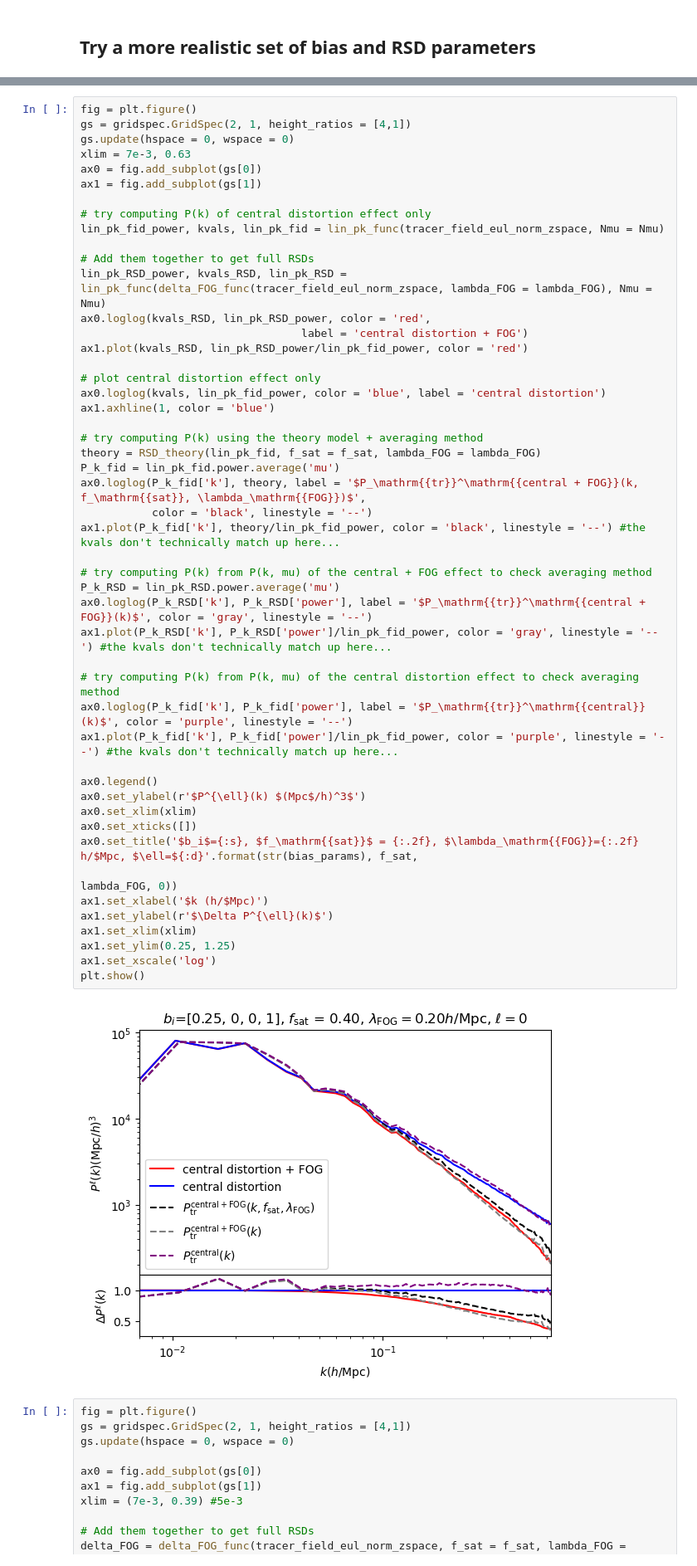
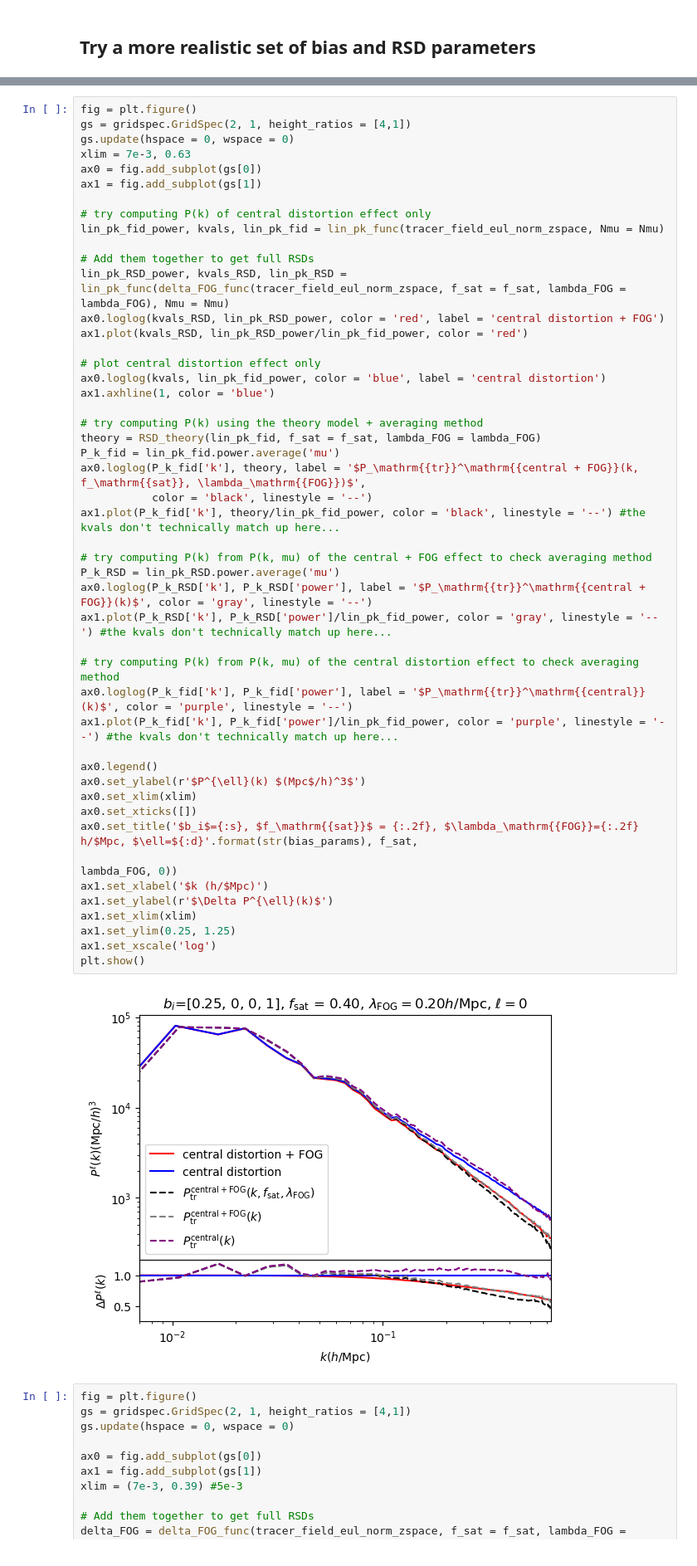
Before and after one commit to mshiferaw/sbi_bias, a Jupyter notebook: notebooks/2025-05-14_debugging_RSD_model.ipynb, the cells around one changed output, grey strips where cells are left out. Shown: that part at 83% size. Cells and saved outputs as stored; diff of their text form.

Commit message:
pass f_sat into delta_FOG_func

```diff
--- a/notebooks/2025-05-14_debugging_RSD_model.ipynb
+++ b/notebooks/2025-05-14_debugging_RSD_model.ipynb
@@ -362,9 +363,8 @@ ax1 = fig.add_subplot(gs[1])
 lin_pk_fid_power, kvals, lin_pk_fid = lin_pk_func(tracer_field_eul_norm_zspace, Nmu = Nmu)
 
 # Add them together to get full RSDs
-lin_pk_RSD_power, kvals_RSD, lin_pk_RSD = lin_pk_func(delta_FOG_func(tracer_field_eul_norm_zspace, lambda_FOG = lambda_FOG), Nmu = Nmu)
-ax0.loglog(kvals_RSD, lin_pk_RSD_power, color = 'red',
-                                  label = 'central distortion + FOG')
+lin_pk_RSD_power, kvals_RSD, lin_pk_RSD = lin_pk_func(delta_FOG_func(tracer_field_eul_norm_zspace, f_sat = f_sat, lambda_FOG = lambda_FOG), Nmu = Nmu)
+ax0.loglog(kvals_RSD, lin_pk_RSD_power, color = 'red', label = 'central distortion + FOG')
 ax1.plot(kvals_RSD, lin_pk_RSD_power/lin_pk_fid_power, color = 'red')
 
 # plot central distortion effect only
@@ -373,34 +373,34 @@ ax1.axhline(1, color = 'blue')
 
 # try computing P(k) using the theory model + averaging method
 theory = RSD_theory(lin_pk_fid, f_sat = f_sat, lambda_FOG = lambda_FOG)
 P_k_fid = lin_pk_fid.power.average('mu')
 ax0.loglog(P_k_fid['k'], theory, label = '$P_\mathrm{{tr}}^\mathrm{{central + FOG}}(k, f_\mathrm{{sat}}, \lambda_\mathrm{{FOG}})$',
            color = 'black', linestyle = '--')
 ax1.plot(P_k_fid['k'], theory/lin_pk_fid_power, color = 'black', linestyle = '--') #the kvals don't technically match up here...
 
 # try computing P(k) from P(k, mu) of the central + FOG effect to check averaging method
 P_k_RSD = lin_pk_RSD.power.average('mu')
 ax0.loglog(P_k_RSD['k'], P_k_RSD['power'], label = '$P_\mathrm{{tr}}^\mathrm{{central + FOG}}(k)$', color = 'gray', linestyle = '--')
 ax1.plot(P_k_RSD['k'], P_k_RSD['power']/lin_pk_fid_power, color = 'gray', linestyle = '--') #the kvals don't technically match up here...
 
 # try computing P(k) from P(k, mu) of the central distortion effect to check averaging method
 ax0.loglog(P_k_fid['k'], P_k_fid['power'], label = '$P_\mathrm{{tr}}^\mathrm{{central}}(k)$', color = 'purple', linestyle = '--')
 ax1.plot(P_k_fid['k'], P_k_fid['power']/lin_pk_fid_power, color = 'purple', linestyle = '--') #the kvals don't technically match up here...
 
 ax0.legend()
 ax0.set_ylabel(r'$P^{\ell}(k) $(Mpc$/h)^3$')
 ax0.set_xlim(xlim)
 ax0.set_xticks([])
 ax0.set_title('$b_i$={:s}, $f_\mathrm{{sat}}$ = {:.2f}, $\lambda_\mathrm{{FOG}}={:.2f} h/$Mpc, $\ell=${:d}'.format(str(bias_params), f_sat,
                                                                                                                    lambda_FOG, 0))
 ax1.set_xlabel('$k (h/$Mpc)')
 ax1.set_ylabel(r'$\Delta P^{\ell}(k)$')
 ax1.set_xlim(xlim)
 ax1.set_ylim(0.25, 1.25)
 ax1.set_xscale('log')
 plt.show()
 # %% [output]
-[figure, old version]
+[figure, new version]
 # %%
 fig = plt.figure()
 gs = gridspec.GridSpec(2, 1, height_ratios = [4,1])
```
Also changed, not shown: parts of 1 cell of this notebook.
